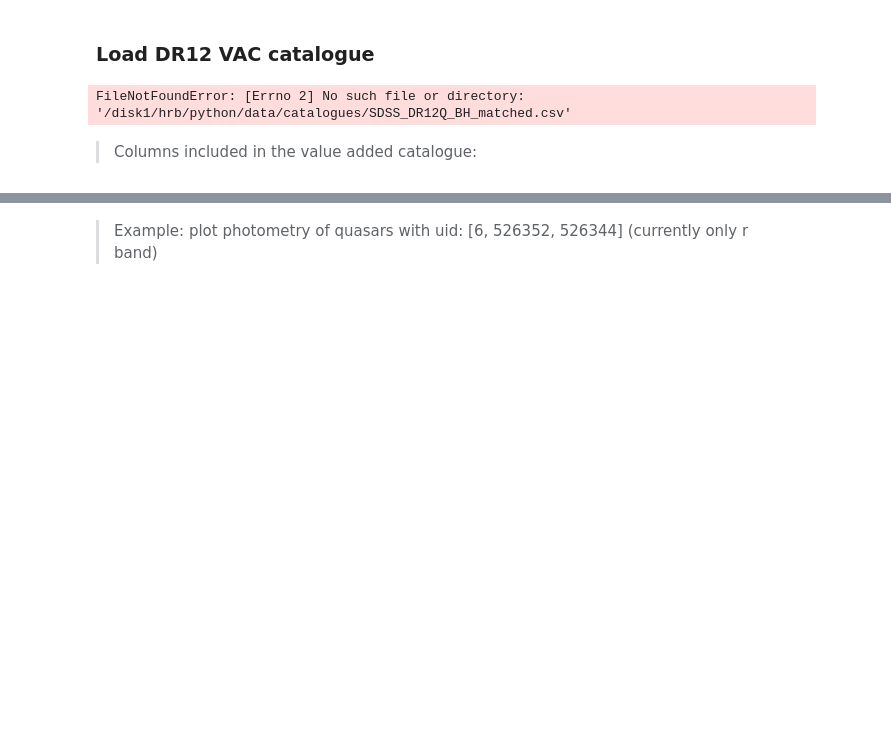
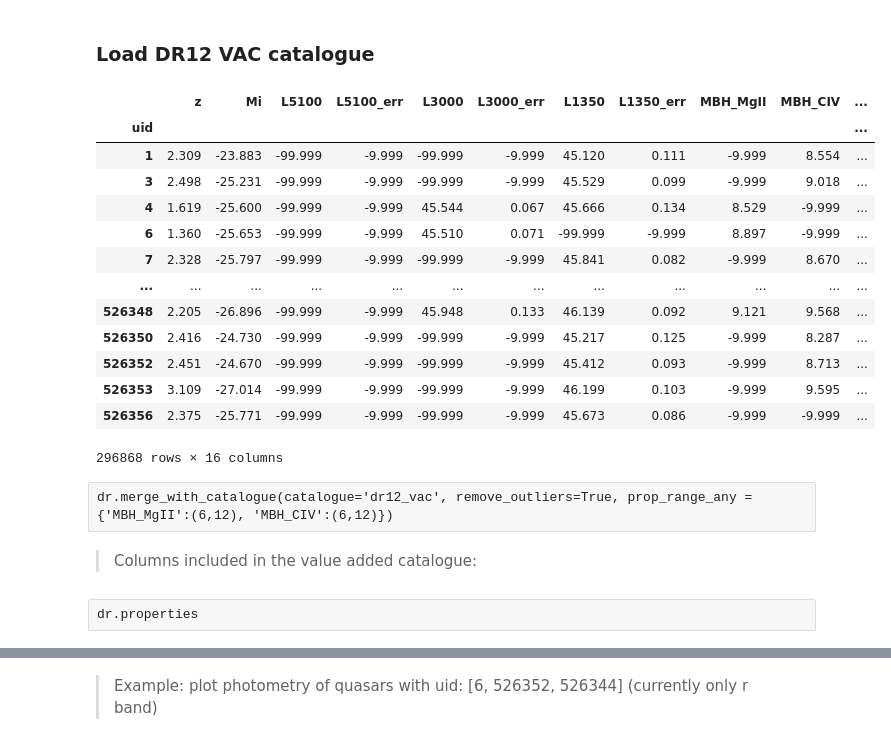
Before and after one commit to harry-rendell/quirky_quasars, a Jupyter notebook: analysis.ipynb, the cells around one changed output, grey strips where cells are left out. Drawn from its saved outputs; the diff is of its cells as text; code cells hidden in the pictures; blank space fills up the shorter version.

```diff
--- a/analysis.ipynb
+++ b/analysis.ipynb
@@ -63,6 +64,2 @@ dr.df_grouped
 # %% [markdown]
 ### Load DR12 VAC catalogue
-# %%
-dr.merge_with_catalogue(catalogue='dr12_vac', remove_outliers=True, prop_range_any = {'MBH_MgII':(6,12), 'MBH_CIV':(6,12)})
-# %% [output]
-FileNotFoundError: [Errno 2] No such file or directory: '/disk1/hrb/python/data/catalogues/SDSS_DR12Q_BH_matched.csv'
@@ -69,2 +68,21 @@ FileNotFoundError: [Errno 2] No such file or directory: '/disk1/hrb/python/data/
+# %%
+dr.vac
+# %% [output]
+|  | z | Mi | L5100 | L5100_err | L3000 | L3000_err | L1350 | L1350_err | MBH_MgII | MBH_CIV | ... |
+| uid |  |  |  |  |  |  |  |  |  |  | ... |
+| 1 | 2.309 | -23.883 | -99.999 | -9.999 | -99.999 | -9.999 | 45.120 | 0.111 | -9.999 | 8.554 | ... |
+| 3 | 2.498 | -25.231 | -99.999 | -9.999 | -99.999 | -9.999 | 45.529 | 0.099 | -9.999 | 9.018 | ... |
+| 4 | 1.619 | -25.600 | -99.999 | -9.999 | 45.544 | 0.067 | 45.666 | 0.134 | 8.529 | -9.999 | ... |
+| 6 | 1.360 | -25.653 | -99.999 | -9.999 | 45.510 | 0.071 | -99.999 | -9.999 | 8.897 | -9.999 | ... |
+| 7 | 2.328 | -25.797 | -99.999 | -9.999 | -99.999 | -9.999 | 45.841 | 0.082 | -9.999 | 8.670 | ... |
+| ... | ... | ... | ... | ... | ... | ... | ... | ... | ... | ... | ... |
+| 526348 | 2.205 | -26.896 | -99.999 | -9.999 | 45.948 | 0.133 | 46.139 | 0.092 | 9.121 | 9.568 | ... |
+| 526350 | 2.416 | -24.730 | -99.999 | -9.999 | -99.999 | -9.999 | 45.217 | 0.125 | -9.999 | 8.287 | ... |
+| 526352 | 2.451 | -24.670 | -99.999 | -9.999 | -99.999 | -9.999 | 45.412 | 0.093 | -9.999 | 8.713 | ... |
+| 526353 | 3.109 | -27.014 | -99.999 | -9.999 | -99.999 | -9.999 | 46.199 | 0.103 | -9.999 | 9.595 | ... |
+| 526356 | 2.375 | -25.771 | -99.999 | -9.999 | -99.999 | -9.999 | 45.673 | 0.086 | -9.999 | -9.999 | ... |
+296868 rows × 16 columns
+# %% [raw]
+dr.merge_with_catalogue(catalogue='dr12_vac', remove_outliers=True, prop_range_any = {'MBH_MgII':(6,12), 'MBH_CIV':(6,12)})
 # %% [markdown]
 > Columns included in the value added catalogue:
@@ -75,2 +89,4 @@ dr.properties
+# %% [raw]
+dr.properties
 # %%
 output_notebook()
```
Also changed, not shown: parts of 14 cells of this notebook, 19 other files.
